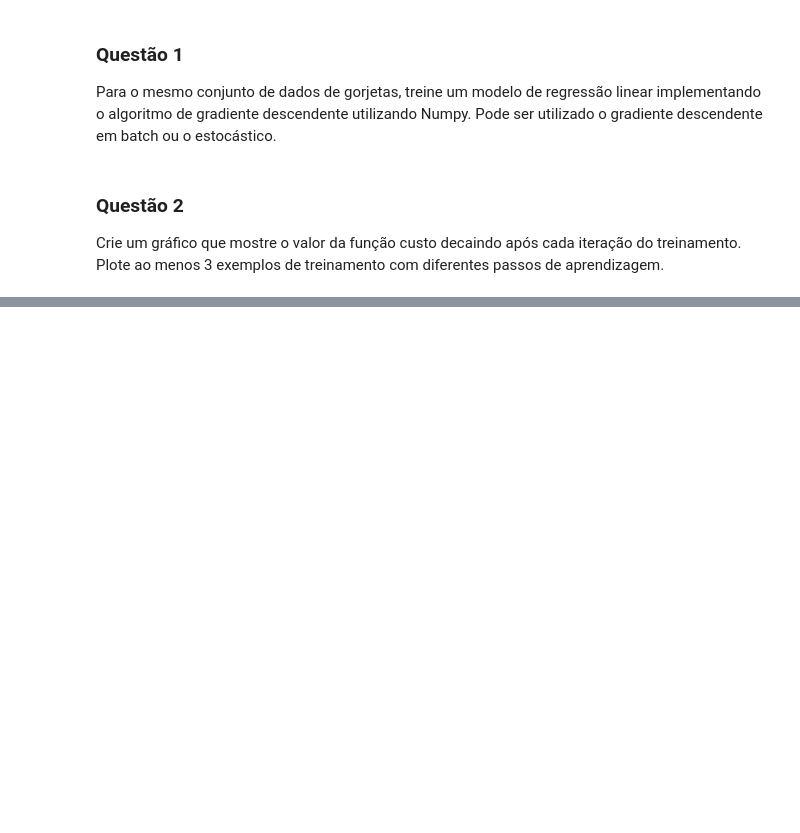
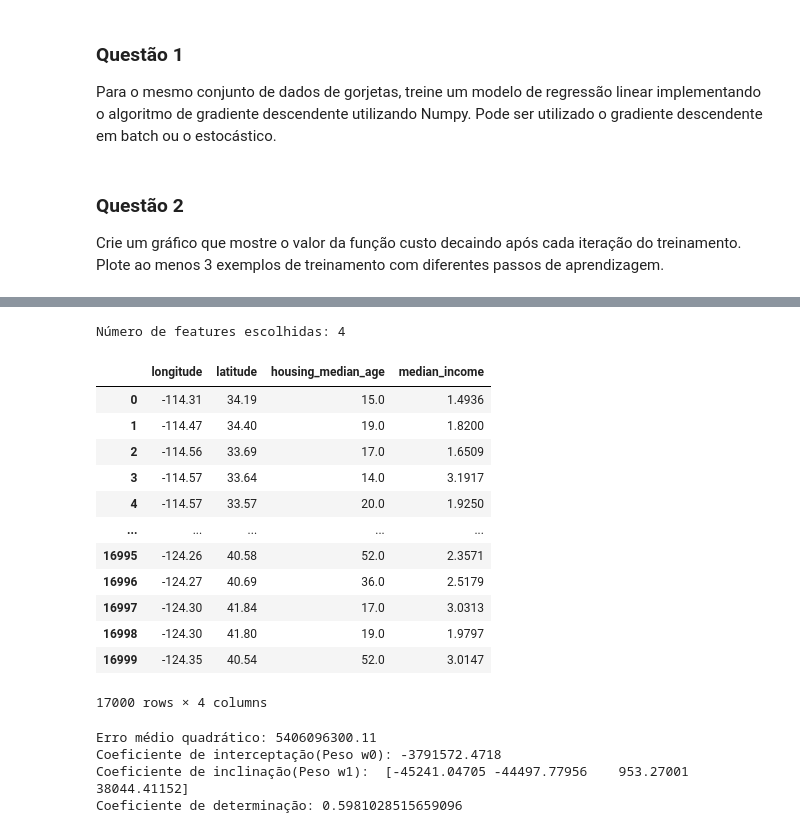
Before and after one commit to Ruann-01/Python_IA, a Jupyter notebook: Atividade 3/Atividade 3 -- Regressão Linear.ipynb, the cells around one changed output, grey strips where cells are left out. Drawn from its saved outputs; the diff is of its cells as text; code cells hidden in the pictures; blank space fills up the shorter version.

```diff
--- a/Atividade 3/Atividade 3 -- Regressão Linear.ipynb
+++ b/Atividade 3/Atividade 3 -- Regressão Linear.ipynb
@@ -238,0 +323,30 @@ Mostre as mesmas informações pedidas nas questões anteriores sobre a regress
+# %%
+from sklearn.feature_selection import RFE
+X = df_house.drop(['median_house_value'], axis = 1)
+y = df_house.median_house_value
+X;
+model = LinearRegression()
+rfe = RFE(model, n_features_to_select=4) #Definindo a quantidade de atributos(features) que devem ser selecionadas pelo RFE e também a instanciação, no caso o model(regressão linear)
+# %%
+fit = rfe.fit(X,y) #Entregando os dados para o rfe, que vai fazer a criação do modelo e fazer os testes levando em consideração, a acurácia
+# %%
+print("Número de features escolhidas: {}".format(fit.n_features_))
+# %% [output]
+Número de features escolhidas: 4
+# %%
+colunas = fit.get_support(indices=True)
+df_house.iloc[:,colunas]
+# %% [output]
+|  | longitude | latitude | housing_median_age | median_income |
+| 0 | -114.31 | 34.19 | 15.0 | 1.4936 |
+| 1 | -114.47 | 34.40 | 19.0 | 1.8200 |
+| 2 | -114.56 | 33.69 | 17.0 | 1.6509 |
+| 3 | -114.57 | 33.64 | 14.0 | 3.1917 |
+| 4 | -114.57 | 33.57 | 20.0 | 1.9250 |
+| ... | ... | ... | ... | ... |
+| 16995 | -124.26 | 40.58 | 52.0 | 2.3571 |
+| 16996 | -124.27 | 40.69 | 36.0 | 2.5179 |
+| 16997 | -124.30 | 41.84 | 17.0 | 3.0313 |
+| 16998 | -124.30 | 41.80 | 19.0 | 1.9797 |
+| 16999 | -124.35 | 40.54 | 52.0 | 3.0147 |
+17000 rows × 4 columns
@@ -238,0 +363,17 @@ Mostre as mesmas informações pedidas nas questões anteriores sobre a regress
+# %%
+#Erro médio quadrático
+print('Erro médio quadrático: %.2f' % mean_squared_error(y_pred_model,y))
+#Imprimindo Coeficiente de interceptação, ou seja, peso w0.
+w0 = model.intercept_
+print(f'Coeficiente de interceptação(Peso w0): {w0:.4f}')
+
+#Imprimindo Coeficiente de Inclinação, ou seja, peso w1.
+w1 = model.coef_
+print(f'Coeficiente de inclinação(Peso w1):  {w1.round(5)}')
+
+print('Coeficiente de determinação:', model.score(X, y))
+# %% [output]
+Erro médio quadrático: 5406096300.11
+Coeficiente de interceptação(Peso w0): -3791572.4718
+Coeficiente de inclinação(Peso w1):  [-45241.04705 -44497.77956    953.27001  38044.41152]
+Coeficiente de determinação: 0.5981028515659096
```
Also changed, not shown: parts of 24 cells of this notebook, 1 other file.
